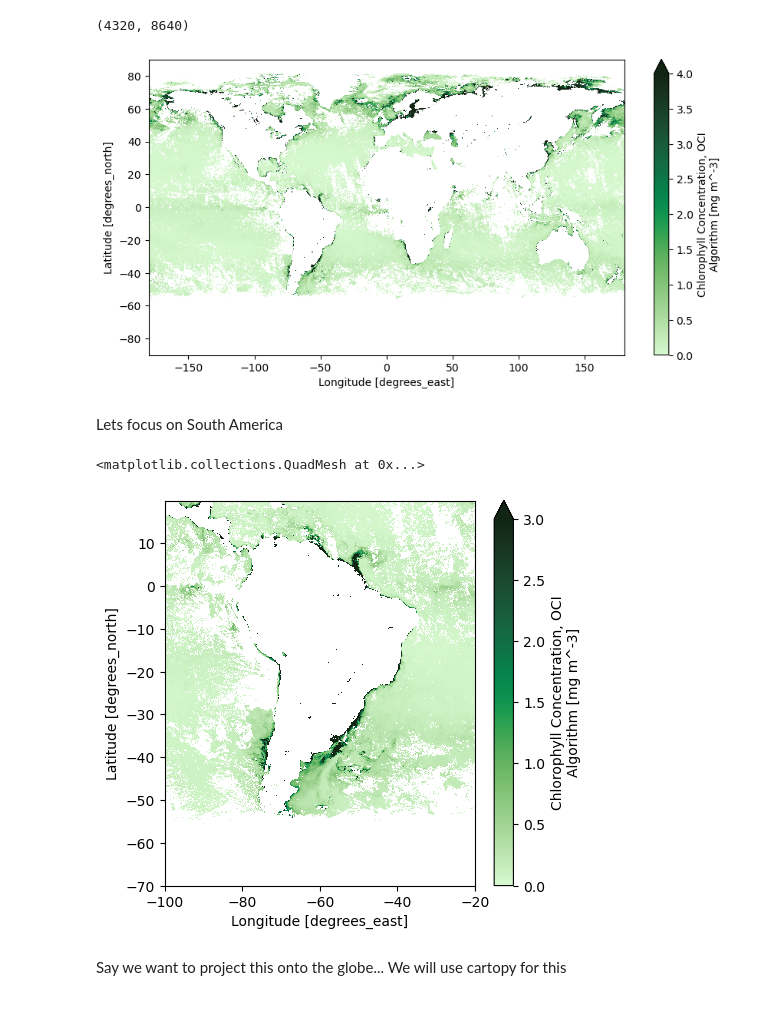
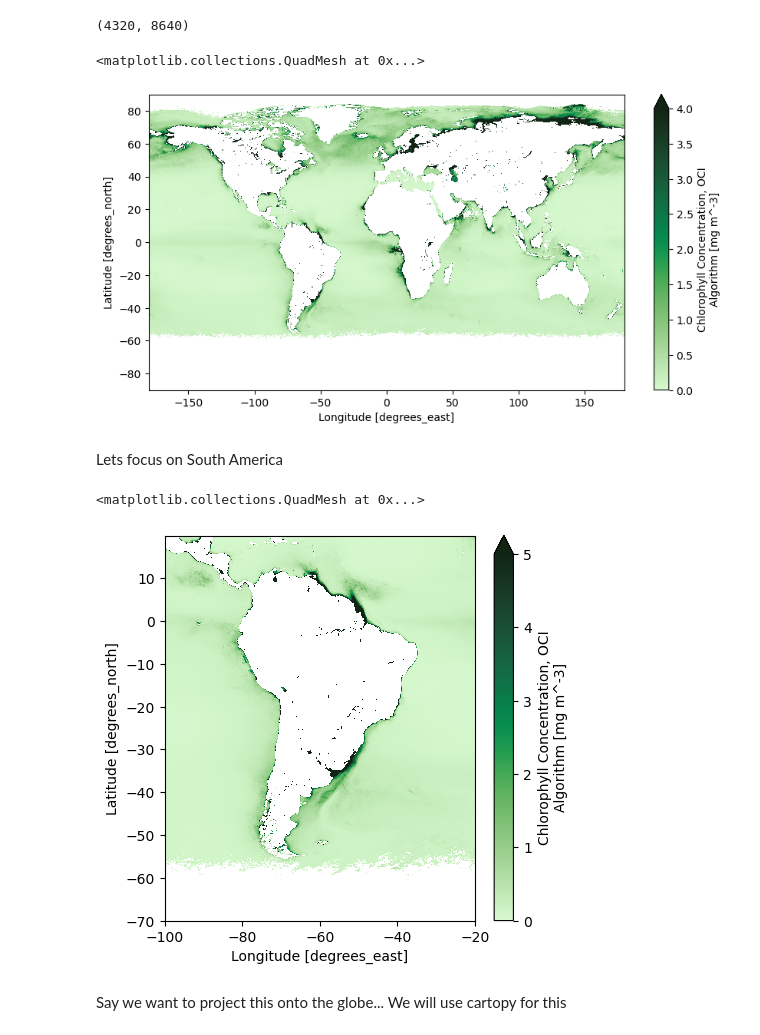
Before and after one commit to lheagy/prodigy-intro, a Jupyter notebook: NetCDF-xarray.ipynb, the cells around one changed output. Drawn from its saved outputs; the diff is of its cells as text; code cells hidden in the pictures.

```diff
--- a/NetCDF-xarray.ipynb
+++ b/NetCDF-xarray.ipynb
@@ -20,7 +22,7 @@ import xarray as xr
 # %% [markdown]
 Define the path to the data. Note that I downloaded the data and put it in a `./data/` directory
 # %%
-filepath = "./data/AQUA_MODIS.20220821_20220828.L3m.8D.CHL.chlor_a.4km.NRT.nc"
+filepath = "./data/AQUA_MODIS.20020801_20210831.L3m.MC.CHL.chlor_a.4km.nc"
 # %% [markdown]
 We will use Xarray to load the dataset into an object called `ds_chlor`. Note that Xarray has a nice way to display what is in the NetCDF file
 # %%
@@ -54,7 +56,8 @@ chlor.shape
 # %%
 chlor.plot(size=5, aspect=2, vmin=0, vmax=4, cmap=cmocean.cm.algae)
 # %% [output]
+<matplotlib.collections.QuadMesh at 0x...>
-[figure, old version]
+[figure, new version]
 # %% [markdown]
 Lets focus on South America
 # %%
@@ -72,11 +75,11 @@ lon_inds = (
 chlor_focus = chlor[lat_inds, lon_inds]
 # %%
 chlor_focus.plot(
-    size=5, aspect=1, vmin=0, vmax=3, cmap=cmocean.cm.algae
+    size=5, aspect=1, vmin=0, vmax=5, cmap=cmocean.cm.algae
 )
 # %% [output]
 <matplotlib.collections.QuadMesh at 0x...>
-[figure, old version]
+[figure, new version]
 # %% [markdown]
 Say we want to project this onto the globe... We will use cartopy for this
 # %%
```
Also changed, not shown: parts of 14 cells of this notebook.
